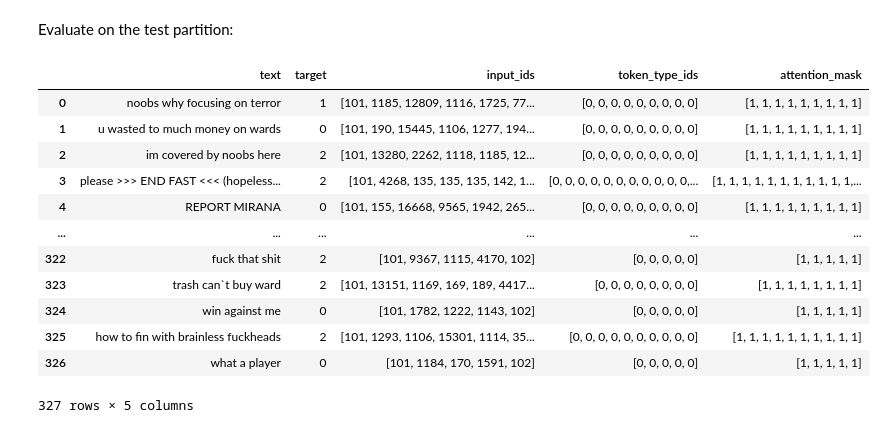
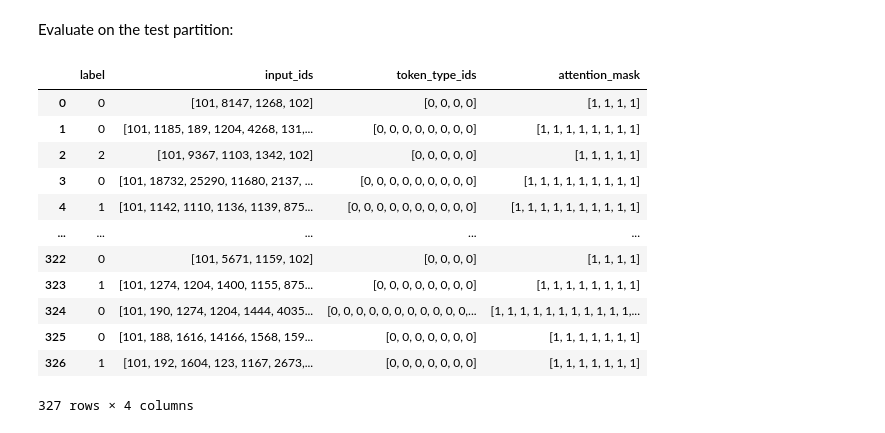
Before and after one commit to schen108/CSC-396-Gaming-Toxicity, a Jupyter notebook: transformer.ipynb, the cells around one changed output. Cells and saved outputs as stored; diff of their text form; code cells hidden in the pictures.

```diff
--- a/transformer.ipynb
+++ b/transformer.ipynb
@@ -63,7 +63,9 @@ def read_dota_data(filename):
     # Get only the text and label columns
     return df[["text","target"]]
 # %%
-# labels = open('data/ag_news_csv/classes.txt').read().splitlines()
+labels = open('classes.txt').read().splitlines()
 data = read_dota_data('1/tagged-data.csv')
+print(labels)
+data = data.rename(columns={"target": "label"})
 data
 # %% [output]
@@ -83,11 +86,13 @@ data
 # %%
 from sklearn.model_selection import train_test_split
 
-train_df, test_df = train_test_split(data, train_size=0.9)
+train_df, eval_and_test_df = train_test_split(data, train_size=0.8)
+eval_df, test_df = train_test_split(eval_and_test_df, train_size=0.5)
 train_df.reset_index(inplace=True, drop=True)
+eval_df.reset_index(inplace=True, drop=True)
 test_df.reset_index(inplace=True, drop=True)
 
 print(f'train rows: {len(train_df.index):,}')
+print(f'eval rows: {len(eval_df.index):,}')
 print(f'test rows: {len(test_df.index):,}')
-# print(f'test rows: {len(test_df.index):,}')
 # %% [output]
@@ -114,7 +120,7 @@ from datasets import Dataset, DatasetDict
 
 ds = DatasetDict()
 ds['train'] = Dataset.from_pandas(train_df)
-# ds['validation'] = Dataset.from_pandas(eval_df)
+ds['validation'] = Dataset.from_pandas(eval_df)
 ds['test'] = Dataset.from_pandas(test_df)
 ds
 # %% [output]
@@ -264,24 +276,25 @@ Evaluate on the test partition:
 # %%
 test_ds = ds['test'].map(
     tokenize,
     batched=True,
+    remove_columns=['text'],
     # remove_columns=['title', 'description', 'text'],
 )
 test_ds.to_pandas()
 # %% [output]
-|  | text | target | input_ids | token_type_ids | attention_mask |
-| 0 | noobs why focusing on terror | 1 | [101, 1185, 12809, 1116, 1725, 77... | [0, 0, 0, 0, 0, 0, 0, 0, 0] | [1, 1, 1, 1, 1, 1, 1, 1, 1] |
-| 1 | u wasted to much money on wards | 0 | [101, 190, 15445, 1106, 1277, 194... | [0, 0, 0, 0, 0, 0, 0, 0, 0] | [1, 1, 1, 1, 1, 1, 1, 1, 1] |
-| 2 | im covered by noobs here | 2 | [101, 13280, 2262, 1118, 1185, 12... | [0, 0, 0, 0, 0, 0, 0, 0, 0] | [1, 1, 1, 1, 1, 1, 1, 1, 1] |
-| 3 | please >>> END FAST <<< (hopeless... | 2 | [101, 4268, 135, 135, 135, 142, 1... | [0, 0, 0, 0, 0, 0, 0, 0, 0, 0, 0,... | [1, 1, 1, 1, 1, 1, 1, 1, 1, 1, 1,... |
-| 4 | REPORT MIRANA | 0 | [101, 155, 16668, 9565, 1942, 265... | [0, 0, 0, 0, 0, 0, 0, 0, 0] | [1, 1, 1, 1, 1, 1, 1, 1, 1] |
-| ... | ... | ... | ... | ... | ... |
-| 322 | fuck that shit | 2 | [101, 9367, 1115, 4170, 102] | [0, 0, 0, 0, 0] | [1, 1, 1, 1, 1] |
-| 323 | trash can`t buy ward | 2 | [101, 13151, 1169, 169, 189, 4417... | [0, 0, 0, 0, 0, 0, 0, 0] | [1, 1, 1, 1, 1, 1, 1, 1] |
-| 324 | win against me | 0 | [101, 1782, 1222, 1143, 102] | [0, 0, 0, 0, 0] | [1, 1, 1, 1, 1] |
-| 325 | how to fin with brainless fuckheads | 2 | [101, 1293, 1106, 15301, 1114, 35... | [0, 0, 0, 0, 0, 0, 0, 0, 0, 0] | [1, 1, 1, 1, 1, 1, 1, 1, 1, 1] |
-| 326 | what a player | 0 | [101, 1184, 170, 1591, 102] | [0, 0, 0, 0, 0] | [1, 1, 1, 1, 1] |
+|  | label | input_ids | token_type_ids | attention_mask |
+| 0 | 0 | [101, 8147, 1268, 102] | [0, 0, 0, 0] | [1, 1, 1, 1] |
+| 1 | 0 | [101, 1185, 189, 1204, 4268, 131,... | [0, 0, 0, 0, 0, 0, 0, 0] | [1, 1, 1, 1, 1, 1, 1, 1] |
+| 2 | 2 | [101, 9367, 1103, 1342, 102] | [0, 0, 0, 0, 0] | [1, 1, 1, 1, 1] |
+| 3 | 0 | [101, 18732, 25290, 11680, 2137, ... | [0, 0, 0, 0, 0, 0, 0, 0, 0] | [1, 1, 1, 1, 1, 1, 1, 1, 1] |
+| 4 | 1 | [101, 1142, 1110, 1136, 1139, 875... | [0, 0, 0, 0, 0, 0, 0, 0, 0, 0] | [1, 1, 1, 1, 1, 1, 1, 1, 1, 1] |
+| ... | ... | ... | ... | ... |
+| 322 | 0 | [101, 5671, 1159, 102] | [0, 0, 0, 0] | [1, 1, 1, 1] |
+| 323 | 1 | [101, 1274, 1204, 1400, 1155, 875... | [0, 0, 0, 0, 0, 0, 0, 0] | [1, 1, 1, 1, 1, 1, 1, 1] |
+| 324 | 0 | [101, 190, 1274, 1204, 1444, 4035... | [0, 0, 0, 0, 0, 0, 0, 0, 0, 0, 0,... | [1, 1, 1, 1, 1, 1, 1, 1, 1, 1, 1,... |
+| 325 | 0 | [101, 188, 1616, 14166, 1568, 159... | [0, 0, 0, 0, 0, 0, 0] | [1, 1, 1, 1, 1, 1, 1] |
+| 326 | 1 | [101, 192, 1604, 123, 1167, 2673,... | [0, 0, 0, 0, 0, 0, 0] | [1, 1, 1, 1, 1, 1, 1] |
-327 rows × 5 columns
+327 rows × 4 columns
 # %%
 output = trainer.predict(test_ds)
 output
```
Also changed, not shown: parts of 10 cells of this notebook, 1 other file.
